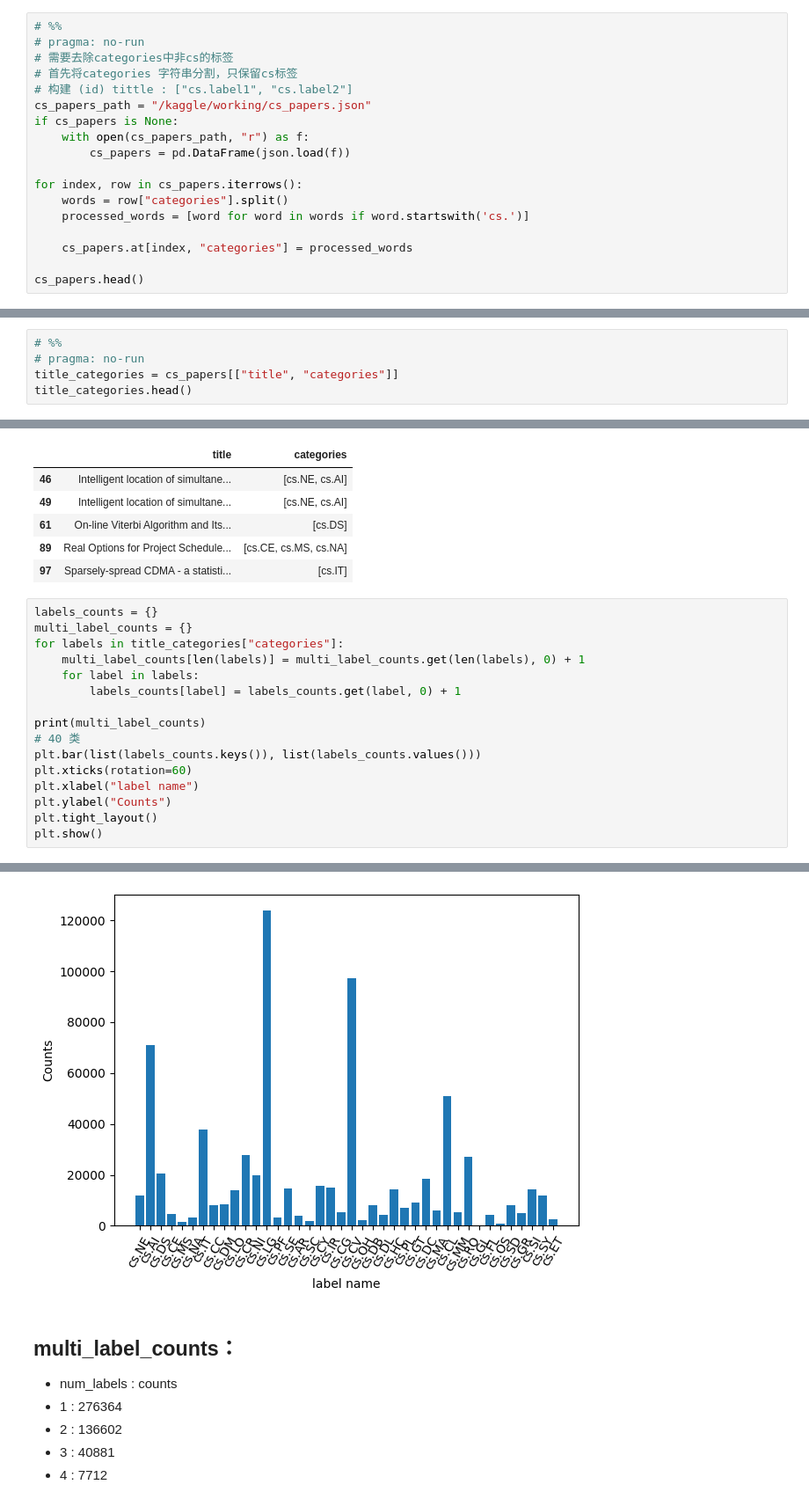
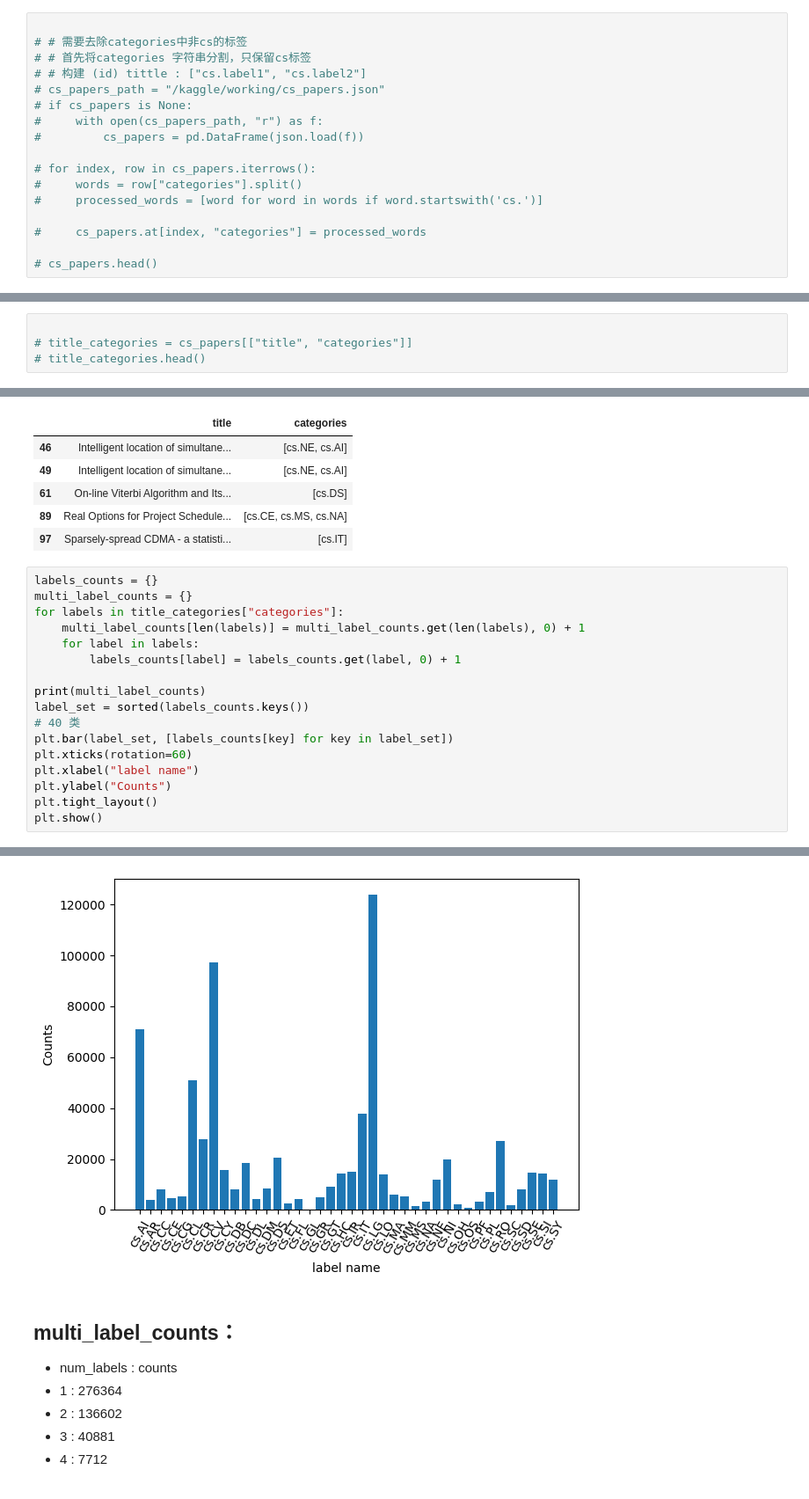
Before and after one commit to kurayami3349/arXiv_dataset_analyzation, a Jupyter notebook: arxiv-analyze.ipynb, the cells around one changed output, grey strips where cells are left out. Shown: that part at 88% size. Cells and saved outputs as stored; diff of their text form.

Commit message:
Kaggle Notebook | arXiv_analyze | Version 9

```diff
--- a/arxiv-analyze.ipynb
+++ b/arxiv-analyze.ipynb
@@ -100,19 +67,18 @@ TF-IDF生成的矩阵维数太高了，不太行。。。
 ### 训练一个多分类器
 # %%
-# %%
-# pragma: no-run
-# 需要去除categories中非cs的标签
-# 首先将categories 字符串分割，只保留cs标签
-# 构建 (id) tittle : ["cs.label1", "cs.label2"]
-cs_papers_path = "/kaggle/working/cs_papers.json"
-if cs_papers is None:
-    with open(cs_papers_path, "r") as f:
-        cs_papers = pd.DataFrame(json.load(f))
 
-for index, row in cs_papers.iterrows():
-    words = row["categories"].split()
-    processed_words = [word for word in words if word.startswith('cs.')]
+# # 需要去除categories中非cs的标签
+# # 首先将categories 字符串分割，只保留cs标签
+# # 构建 (id) tittle : ["cs.label1", "cs.label2"]
+# cs_papers_path = "/kaggle/working/cs_papers.json"
+# if cs_papers is None:
+#     with open(cs_papers_path, "r") as f:
+#         cs_papers = pd.DataFrame(json.load(f))
 
-    cs_papers.at[index, "categories"] = processed_words
+# for index, row in cs_papers.iterrows():
+#     words = row["categories"].split()
+#     processed_words = [word for word in words if word.startswith('cs.')]
 
-cs_papers.head()
+#     cs_papers.at[index, "categories"] = processed_words
+
+# cs_papers.head()
@@ -126,5 +85,4 @@ cs_papers.head()
 # %%
-# %%
-# pragma: no-run
-title_categories = cs_papers[["title", "categories"]]
-title_categories.head()
+
+# title_categories = cs_papers[["title", "categories"]]
+# title_categories.head()
@@ -174,22 +116,23 @@ title_categories.head()
 # %%
 labels_counts = {}
 multi_label_counts = {}
 for labels in title_categories["categories"]:
     multi_label_counts[len(labels)] = multi_label_counts.get(len(labels), 0) + 1
     for label in labels:
         labels_counts[label] = labels_counts.get(label, 0) + 1
 
 print(multi_label_counts)
+label_set = sorted(labels_counts.keys())
 # 40 类
-plt.bar(list(labels_counts.keys()), list(labels_counts.values()))
+plt.bar(label_set, [labels_counts[key] for key in label_set])
 plt.xticks(rotation=60)
 plt.xlabel("label name")
 plt.ylabel("Counts")
 plt.tight_layout()
 plt.show()
 # %% [output]
 {2: 136602, 1: 276364, 3: 40881, 4: 7712, 5: 1174, 7: 3, 6: 28}
-[figure, old version]
+[figure, new version]
 # %% [markdown]
 ## multi_label_counts：
 - num_labels : counts
```
Also changed, not shown: parts of 17 cells of this notebook.
